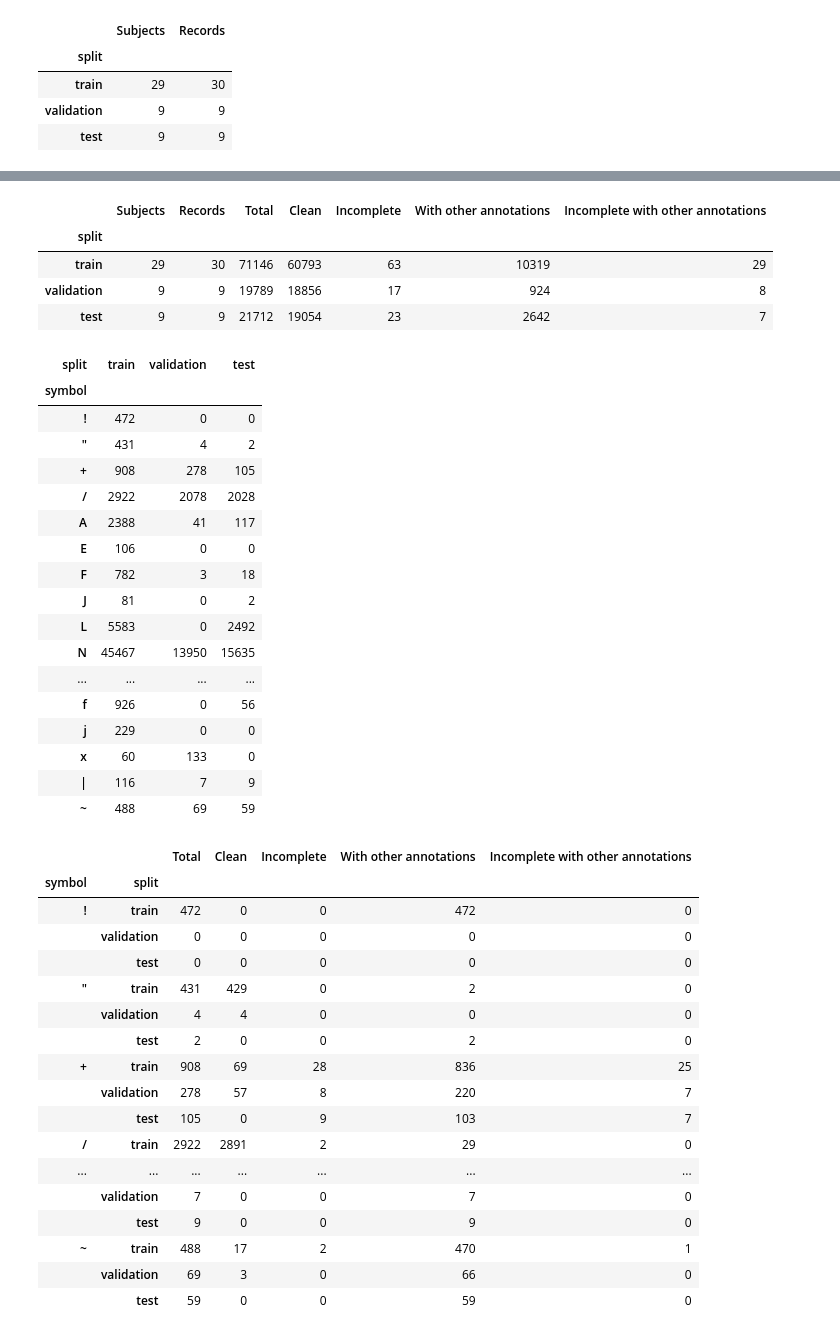
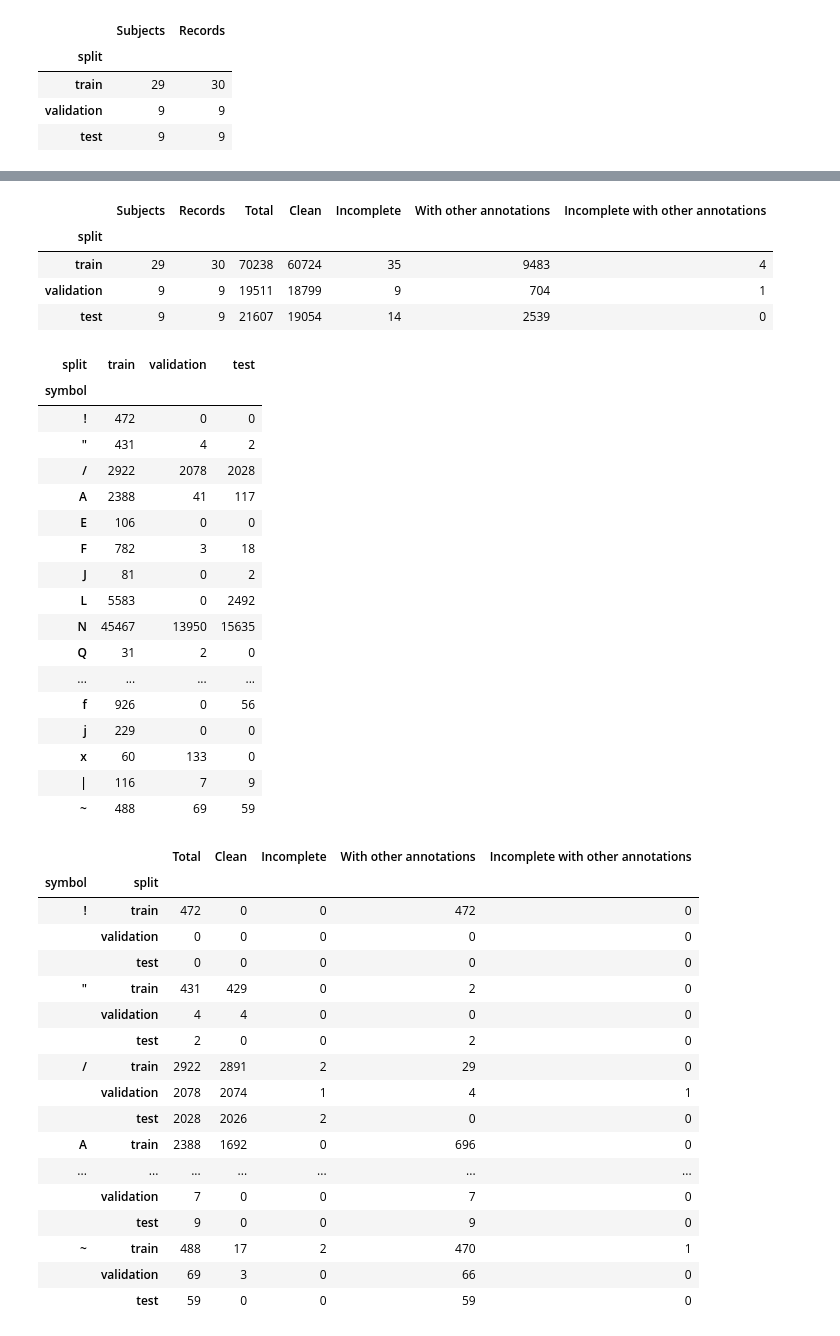
Before and after one commit to gabrielbozek/ecg-anomaly, a Jupyter notebook: notebooks/EDA.ipynb, the cells around one changed output, grey strips where cells are left out. Cells and saved outputs as stored; diff of their text form; code cells hidden in the pictures.

```diff
--- a/notebooks/EDA.ipynb
+++ b/notebooks/EDA.ipynb
@@ -262,7 +264,7 @@ def extract_ecg_window(
     The sampling rate must place both endpoints on integer sample indices.
     Annotation entries are distinguished by their original indices, so another
     entry at the central sample is retained among other_annotations, unless
-    its symbol is +. A + entry can still be selected as the central annotation.
+    its symbol is +. The + marker is never a valid window center.
 
     Args:
         record: WFDB Record with physical signals loaded from sample zero.
@@ -306,6 +308,8 @@ def extract_ecg_window(
         raise ValueError("Annotation samples must lie within the source recording.")
     if not isinstance(annotation_index, (int, np.integer)) or not 0 <= annotation_index < len(samples):
         raise ValueError("Annotation index must identify an entry in the annotation set.")
+    if symbols[annotation_index] == "+":
+        raise ValueError("The + marker cannot be a window center.")
     notes = annotations.aux_note
     if notes is not None and len(notes) != len(samples):
         raise ValueError("Auxiliary notes must match the annotation entries.")
@@ -358,7 +362,7 @@ def generate_ecg_windows(
 
     Windows are created lazily. Only the center is selected by symbol; all
     other annotation entries inside each window are preserved except +.
-    The + symbol remains valid as an explicitly selected window center.
+    The + marker cannot be selected as a window center.
 
     Args:
         record: WFDB Record with physical signals loaded from sample zero.
@@ -375,6 +379,8 @@ def generate_ecg_windows(
         raise ValueError("Annotation symbols are required.")
     if not isinstance(annotation_symbol, str) or not annotation_symbol:
         raise ValueError("Select a nonempty annotation symbol.")
+    if annotation_symbol == "+":
+        raise ValueError("The + marker cannot be a window center.")
     for index, symbol in enumerate(annotations.symbol):
         if symbol == annotation_symbol:
             yield extract_ecg_window(record, annotations, annotation_index=index, channel=channel)
@@ -594,7 +602,7 @@ for split_assignment in record_splits.itertuples(index=False):
     split_record_path = project_root / "data/raw/mitdb-1.0.0" / split_assignment.record_id
     split_record = wfdb.rdrecord(str(split_record_path))
     split_annotations = wfdb.rdann(str(split_record_path), "atr")
-    for center_symbol in sorted(set(split_annotations.symbol)):
+    for center_symbol in sorted(set(split_annotations.symbol) - {"+"}):
         split_counts = {
             "Total": 0,
             "Clean": 0,
@@ -635,41 +643,41 @@ display(window_totals_by_symbol_and_split)
 with pd.option_context("display.max_rows", None):
     display(window_quality_by_symbol_and_split)
 # %% [output]
 |  | Subjects | Records | Total | Clean | Incomplete | With other annotations | Incomplete with other annotations |
 | split |  |  |  |  |  |  |  |
-| train | 29 | 30 | 71146 | 60793 | 63 | 10319 | 29 |
-| validation | 9 | 9 | 19789 | 18856 | 17 | 924 | 8 |
-| test | 9 | 9 | 21712 | 19054 | 23 | 2642 | 7 |
+| train | 29 | 30 | 70238 | 60724 | 35 | 9483 | 4 |
+| validation | 9 | 9 | 19511 | 18799 | 9 | 704 | 1 |
+| test | 9 | 9 | 21607 | 19054 | 14 | 2539 | 0 |
 | split | train | validation | test |
 | symbol |  |  |  |
 | ! | 472 | 0 | 0 |
 | " | 431 | 4 | 2 |
-| + | 908 | 278 | 105 |
 | / | 2922 | 2078 | 2028 |
 | A | 2388 | 41 | 117 |
 | E | 106 | 0 | 0 |
 | F | 782 | 3 | 18 |
 | J | 81 | 0 | 2 |
 | L | 5583 | 0 | 2492 |
 | N | 45467 | 13950 | 15635 |
+| Q | 31 | 2 | 0 |
 | ... | ... | ... | ... |
 | f | 926 | 0 | 56 |
 | j | 229 | 0 | 0 |
 | x | 60 | 133 | 0 |
 | | | 116 | 7 | 9 |
 | ~ | 488 | 69 | 59 |
 |  |  | Total | Clean | Incomplete | With other annotations | Incomplete with other annotations |
 | symbol | split |  |  |  |  |  |
 | ! | train | 472 | 0 | 0 | 472 | 0 |
 |  | validation | 0 | 0 | 0 | 0 | 0 |
 |  | test | 0 | 0 | 0 | 0 | 0 |
 | " | train | 431 | 429 | 0 | 2 | 0 |
 |  | validation | 4 | 4 | 0 | 0 | 0 |
 |  | test | 2 | 0 | 0 | 2 | 0 |
-| + | train | 908 | 69 | 28 | 836 | 25 |
-|  | validation | 278 | 57 | 8 | 220 | 7 |
-|  | test | 105 | 0 | 9 | 103 | 7 |
 | / | train | 2922 | 2891 | 2 | 29 | 0 |
+|  | validation | 2078 | 2074 | 1 | 4 | 1 |
+|  | test | 2028 | 2026 | 2 | 0 | 0 |
+| A | train | 2388 | 1692 | 0 | 696 | 0 |
 | ... | ... | ... | ... | ... | ... | ... |
 |  | validation | 7 | 0 | 0 | 7 | 0 |
 |  | test | 9 | 0 | 0 | 9 | 0 |
```
Also changed, not shown: parts of 12 cells of this notebook, 2 other files.
